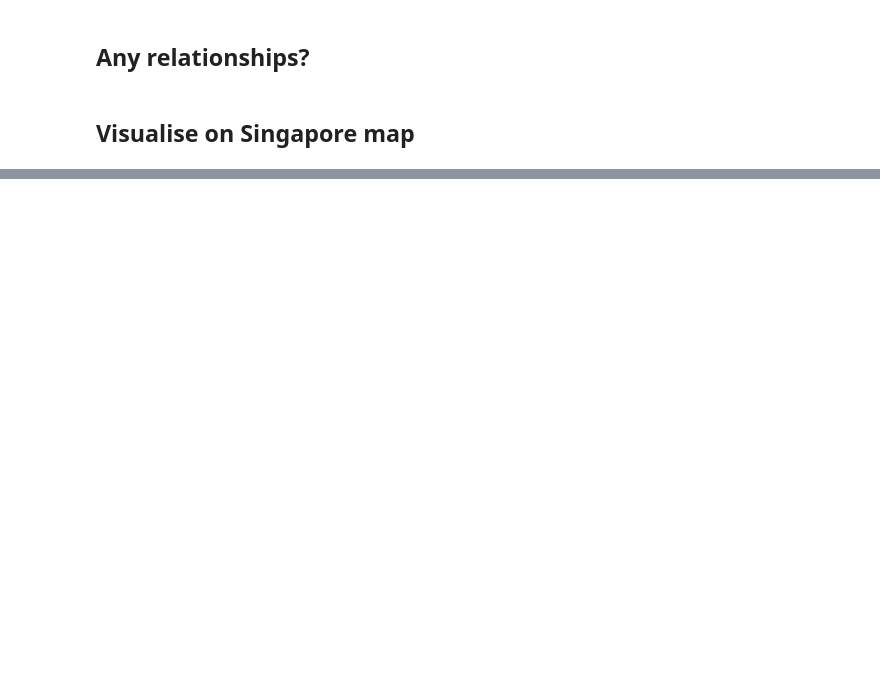
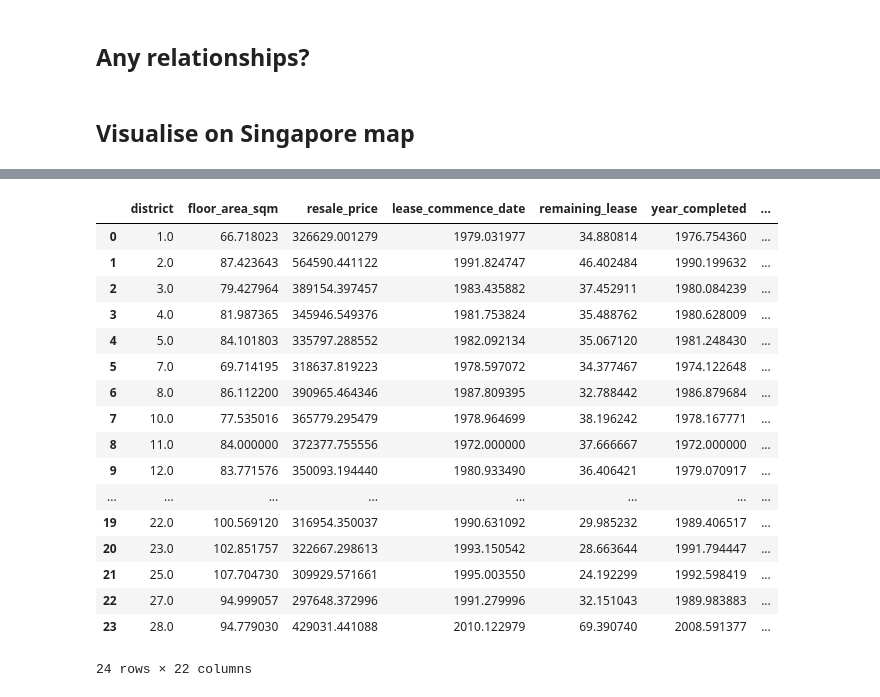
Before and after one commit to poimgs/Perspectives-on-Singapore-Housing-Prices, a Jupyter notebook: 2. Visualisation/Visualisation.ipynb, the cells around one changed output, grey strips where cells are left out. Drawn from its saved outputs; the diff is of its cells as text; code cells hidden in the pictures; blank space fills up the shorter version.

```diff
--- a/2. Visualisation/Visualisation.ipynb
+++ b/2. Visualisation/Visualisation.ipynb
@@ -166,0 +157,21 @@ singapore_districts_map
+# %%
+resale_flat_prices_df.groupby('district').mean().reset_index()
+# %% [output]
+|  | district | floor_area_sqm | resale_price | lease_commence_date | remaining_lease | year_completed | ... |
+| 0 | 1.0 | 66.718023 | 326629.001279 | 1979.031977 | 34.880814 | 1976.754360 | ... |
+| 1 | 2.0 | 87.423643 | 564590.441122 | 1991.824747 | 46.402484 | 1990.199632 | ... |
+| 2 | 3.0 | 79.427964 | 389154.397457 | 1983.435882 | 37.452911 | 1980.084239 | ... |
+| 3 | 4.0 | 81.987365 | 345946.549376 | 1981.753824 | 35.488762 | 1980.628009 | ... |
+| 4 | 5.0 | 84.101803 | 335797.288552 | 1982.092134 | 35.067120 | 1981.248430 | ... |
+| 5 | 7.0 | 69.714195 | 318637.819223 | 1978.597072 | 34.377467 | 1974.122648 | ... |
+| 6 | 8.0 | 86.112200 | 390965.464346 | 1987.809395 | 32.788442 | 1986.879684 | ... |
+| 7 | 10.0 | 77.535016 | 365779.295479 | 1978.964699 | 38.196242 | 1978.167771 | ... |
+| 8 | 11.0 | 84.000000 | 372377.755556 | 1972.000000 | 37.666667 | 1972.000000 | ... |
+| 9 | 12.0 | 83.771576 | 350093.194440 | 1980.933490 | 36.406421 | 1979.070917 | ... |
+| ... | ... | ... | ... | ... | ... | ... | ... |
+| 19 | 22.0 | 100.569120 | 316954.350037 | 1990.631092 | 29.985232 | 1989.406517 | ... |
+| 20 | 23.0 | 102.851757 | 322667.298613 | 1993.150542 | 28.663644 | 1991.794447 | ... |
+| 21 | 25.0 | 107.704730 | 309929.571661 | 1995.003550 | 24.192299 | 1992.598419 | ... |
+| 22 | 27.0 | 94.999057 | 297648.372996 | 1991.279996 | 32.151043 | 1989.983883 | ... |
+| 23 | 28.0 | 94.779030 | 429031.441088 | 2010.122979 | 69.390740 | 2008.591377 | ... |
+24 rows × 22 columns
```
Also changed, not shown: parts of 6 cells of this notebook, 4 other files.
